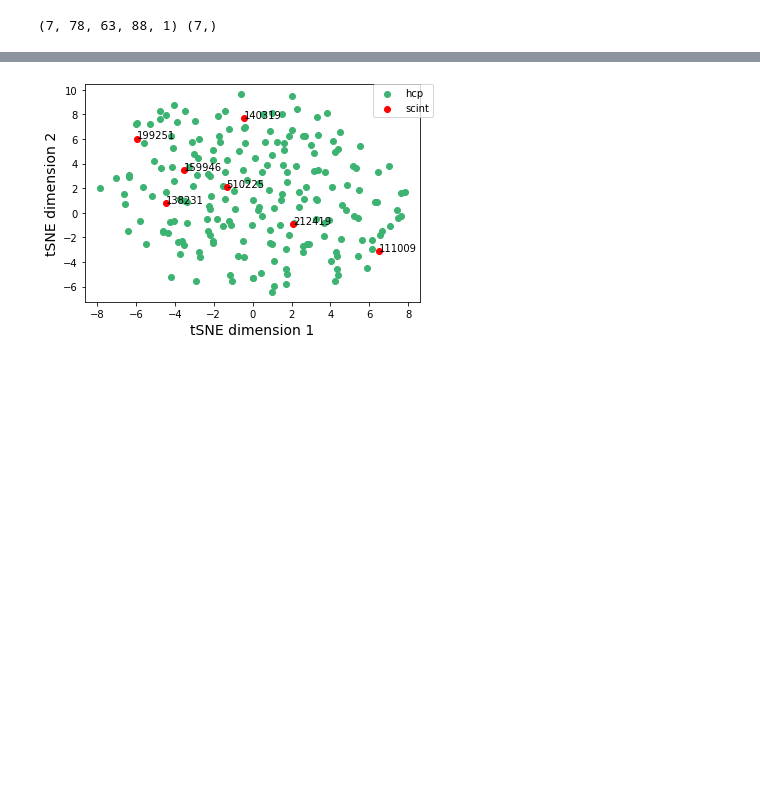
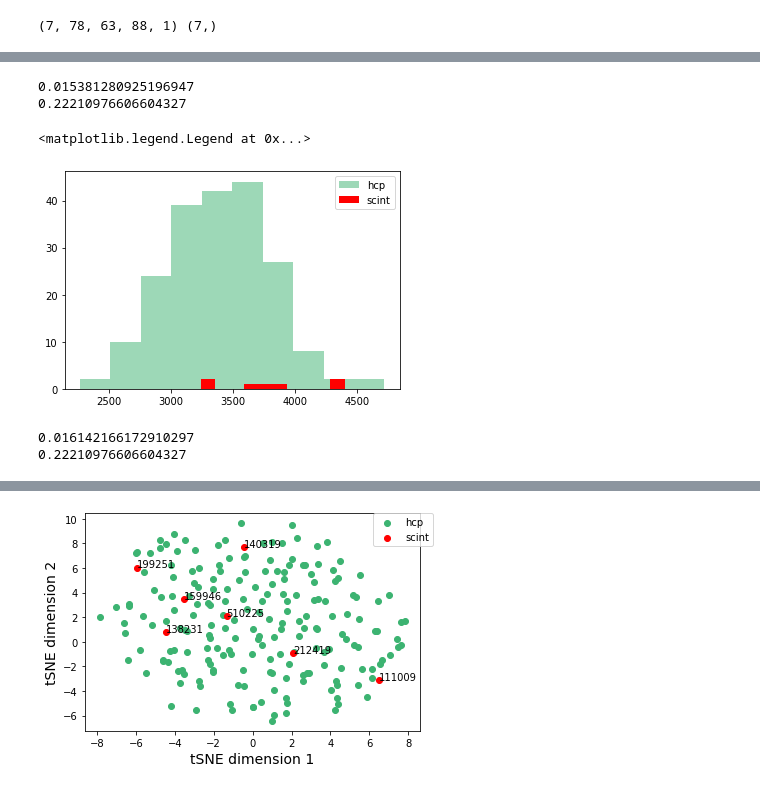
Before and after one commit to neurospin-projects/2022_lguillon_rare_folding_detection, a Jupyter notebook: notebooks/inpainting/v2/INPAINTING_latent_space_analysis_big_SS-Copy1.ipynb, the cells around one changed output, grey strips where cells are left out. Saved outputs shown, nothing was run; the diff lists cells and outputs as text; code cells hidden in the pictures; blank space fills up the shorter version.

```diff
--- a/notebooks/inpainting/v2/INPAINTING_latent_space_analysis_big_SS-Copy1.ipynb
+++ b/notebooks/inpainting/v2/INPAINTING_latent_space_analysis_big_SS-Copy1.ipynb
@@ -133,0 +204,23 @@ scint_loader = torch.utils.data.DataLoader(
+# %%
+F,p = mannwhitneyu(recon_max_hcp, recon_max_scint)
+print(p)
+F,p = ks_2samp(recon_max_hcp, recon_max_scint)
+print(p)
+# %% [output]
+0.015381280925196947
+0.22210976606604327
+# %%
+plt.hist(error_max_hcp, color='mediumseagreen', alpha=0.5, label='hcp')
+plt.hist(error_max_scint, color='red', label='scint')
+plt.legend()
+# %% [output]
+<matplotlib.legend.Legend at 0x...>
+[figure, added]
+# %%
+F,p = mannwhitneyu(error_max_hcp, error_max_scint)
+print(p)
+F,p = ks_2samp(error_max_hcp, error_max_scint)
+print(p)
+# %% [output]
+0.016142166172910297
+0.22210976606604327
```
Also changed, not shown: parts of 56 cells of this notebook, 3 other files.
